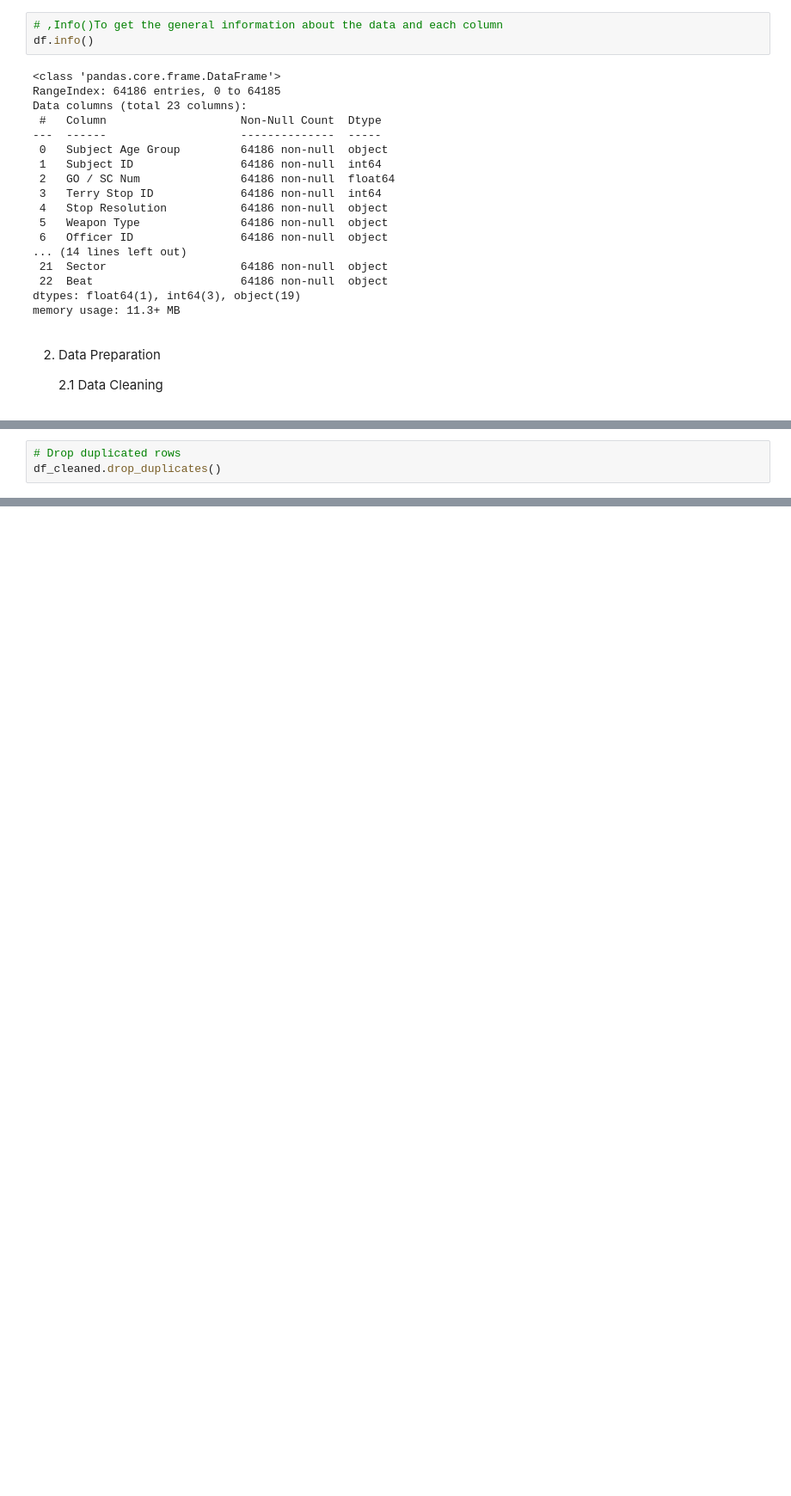
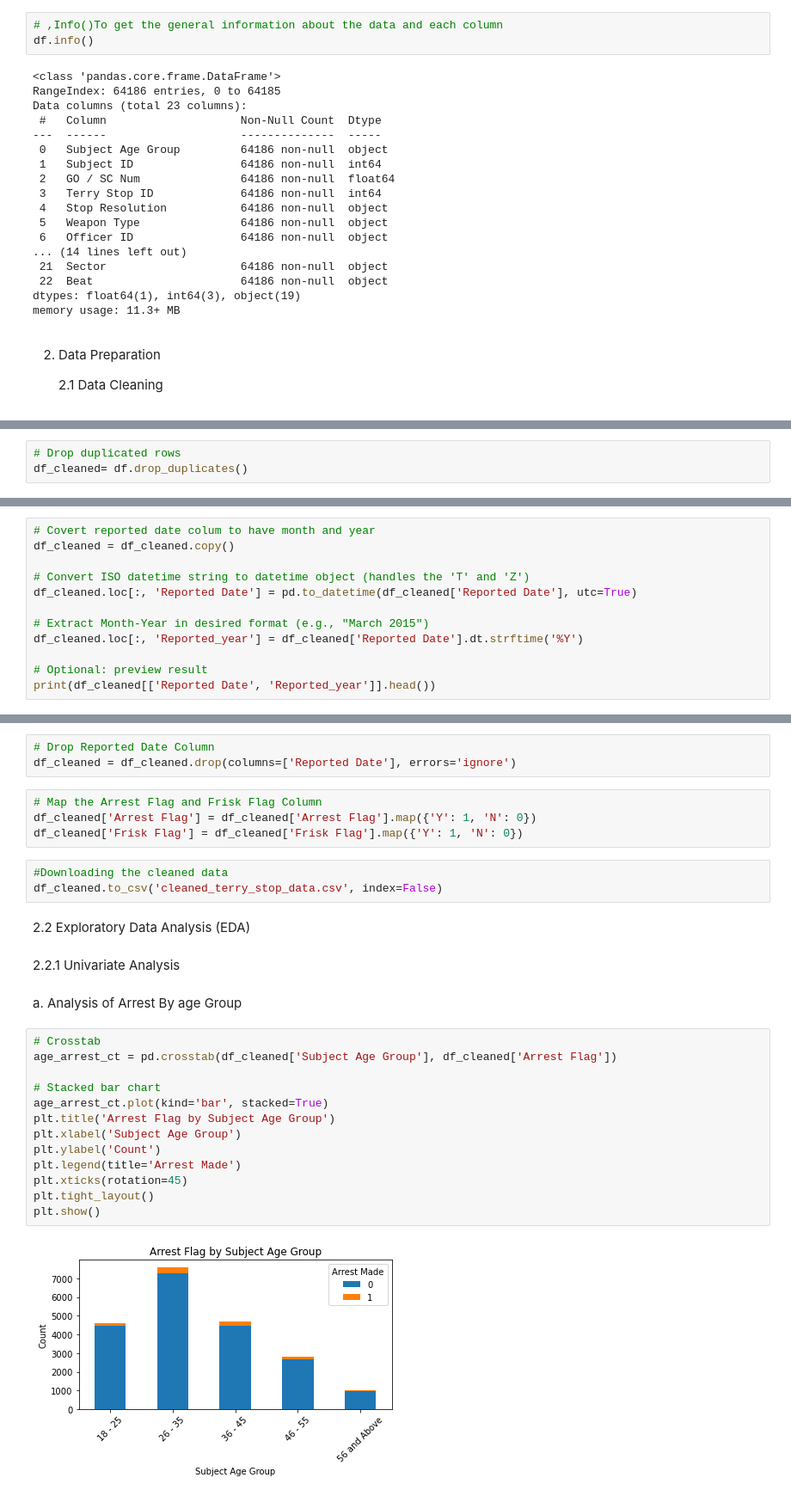
Before and after one commit to oomollo/Terry_Stops_Predictions, a Jupyter notebook: terry_stops_prediction.ipynb, the cells around one changed output, grey strips where cells are left out. Shown: that part at 86% size. Cells and saved outputs as stored; diff of their text form; blank space fills up the shorter version.

```diff
--- a/terry_stops_prediction.ipynb
+++ b/terry_stops_prediction.ipynb
@@ -114,3 +127,3 @@ df_cleaned.duplicated().sum()
 # %%
 # Drop duplicated rows
-df_cleaned.drop_duplicates()
+df_cleaned= df.drop_duplicates()
@@ -130,0 +152,12 @@ df_cleaned.drop_duplicates()
+# %%
+# Covert reported date colum to have month and year
+df_cleaned = df_cleaned.copy()
+
+# Convert ISO datetime string to datetime object (handles the 'T' and 'Z')
+df_cleaned.loc[:, 'Reported Date'] = pd.to_datetime(df_cleaned['Reported Date'], utc=True)
+
+# Extract Month-Year in desired format (e.g., "March 2015")
+df_cleaned.loc[:, 'Reported_year'] = df_cleaned['Reported Date'].dt.strftime('%Y')
+
+# Optional: preview result
+print(df_cleaned[['Reported Date', 'Reported_year']].head())
@@ -130,0 +171,31 @@ df_cleaned.drop_duplicates()
+# %%
+# Drop Reported Date Column
+df_cleaned = df_cleaned.drop(columns=['Reported Date'], errors='ignore')
+# %%
+# Map the Arrest Flag and Frisk Flag Column
+df_cleaned['Arrest Flag'] = df_cleaned['Arrest Flag'].map({'Y': 1, 'N': 0})
+df_cleaned['Frisk Flag'] = df_cleaned['Frisk Flag'].map({'Y': 1, 'N': 0})
+# %%
+#Downloading the cleaned data
+df_cleaned.to_csv('cleaned_terry_stop_data.csv', index=False)
+# %% [markdown]
+2.2 Exploratory Data Analysis (EDA)
+# %% [markdown]
+2.2.1 Univariate Analysis
+# %% [markdown]
+a. Analysis of Arrest By age Group
+# %%
+# Crosstab
+age_arrest_ct = pd.crosstab(df_cleaned['Subject Age Group'], df_cleaned['Arrest Flag'])
+
+# Stacked bar chart
+age_arrest_ct.plot(kind='bar', stacked=True)
+plt.title('Arrest Flag by Subject Age Group')
+plt.xlabel('Subject Age Group')
+plt.ylabel('Count')
+plt.legend(title='Arrest Made')
+plt.xticks(rotation=45)
+plt.tight_layout()
+plt.show()
+# %% [output]
+[figure, added]
```
Also changed, not shown: parts of 50 cells of this notebook, 6 other files.
